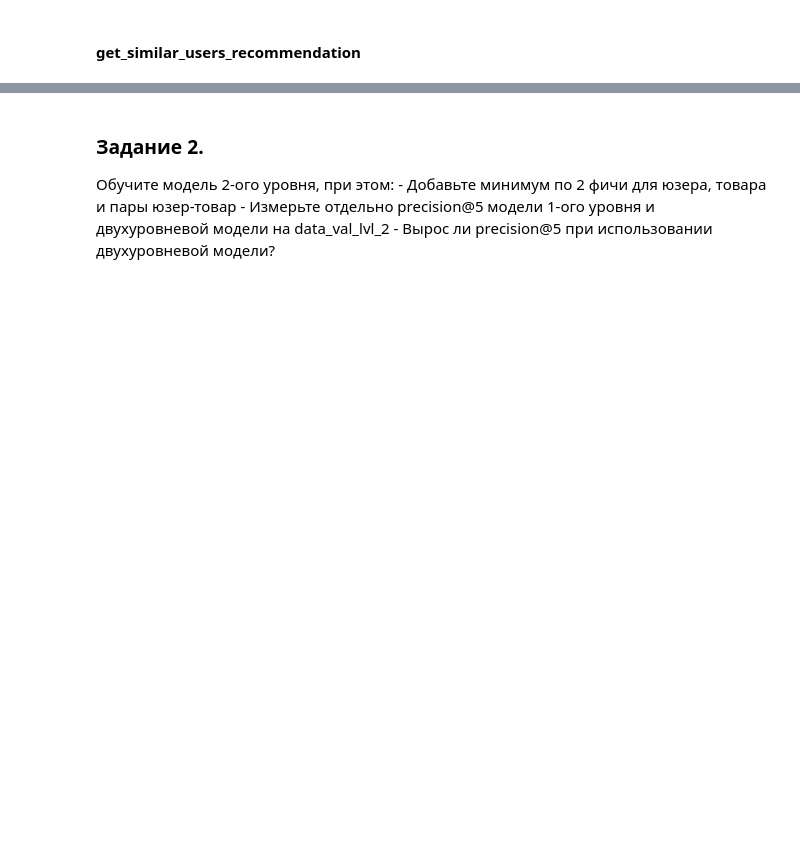
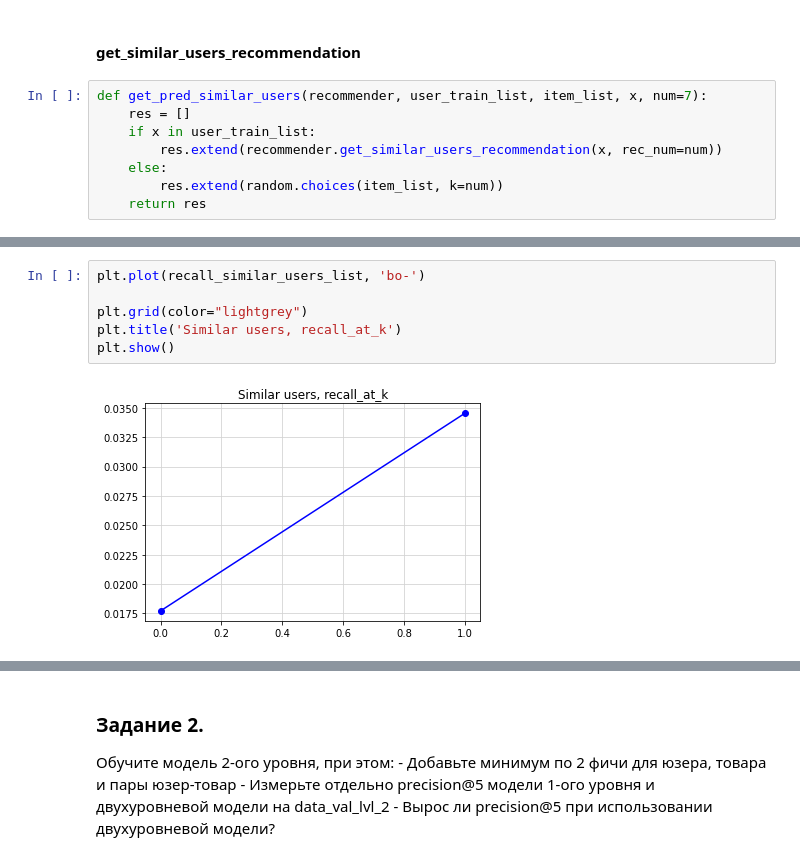
Before and after one commit to VitalyGladyshev/gb_rec_sys, a Jupyter notebook: rc_hw_06.ipynb, the cells around one changed output, grey strips where cells are left out. Saved outputs shown, nothing was run; the diff lists cells and outputs as text; blank space fills up the shorter version.

```diff
--- a/rc_hw_06.ipynb
+++ b/rc_hw_06.ipynb
@@ -320,2 +384,10 @@ recall_own_list
 # %% [markdown]
 #### get_similar_users_recommendation
+# %%
+def get_pred_similar_users(recommender, user_train_list, item_list, x, num=7):
+    res = []
+    if x in user_train_list:
+        res.extend(recommender.get_similar_users_recommendation(x, rec_num=num))
+    else:
+        res.extend(random.choices(item_list, k=num))
+    return res
@@ -321,0 +410,8 @@ recall_own_list
+# %%
+plt.plot(recall_similar_users_list, 'bo-')
+
+plt.grid(color="lightgrey")
+plt.title('Similar users, recall_at_k')
+plt.show()
+# %% [output]
+[figure, added]
```
Also changed, not shown: parts of 29 cells of this notebook.
